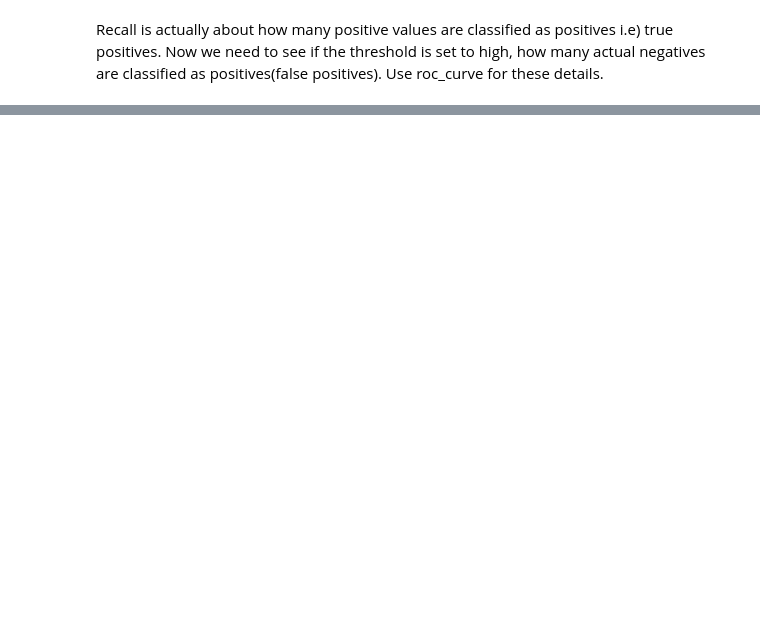
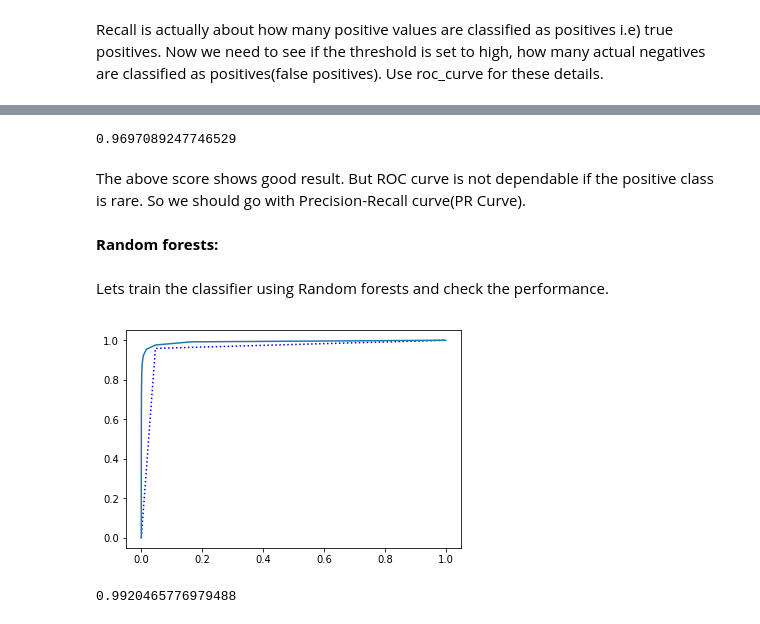
Before and after one commit to venkat2ram/Python, a Jupyter notebook: Chapter3_Mnist.ipynb, the cells around one changed output, grey strips where cells are left out. Cells and saved outputs as stored; diff of their text form; code cells hidden in the pictures; blank space fills up the shorter version.

```diff
--- a/Chapter3_Mnist.ipynb
+++ b/Chapter3_Mnist.ipynb
@@ -183,0 +186,29 @@ Start from page 92 in the book.
+# %%
+from sklearn.metrics import roc_auc_score
+roc_auc_score(y_train_5,y_scores)
+# %% [output]
+0.9697089247746529
+# %% [markdown]
+The above score shows good result. But ROC curve is not dependable if the positive class is rare. So we should go with Precision-Recall curve(PR Curve).
+# %% [markdown]
+**Random forests:**
+# %% [markdown]
+Lets train the classifier using Random forests and check the performance.
+# %%
+from sklearn.ensemble import RandomForestClassifier
+from sklearn.model_selection import cross_val_predict
+forest_clf=RandomForestClassifier(random_state=42)
+y_proba_forest=cross_val_predict(forest_clf,X_train,y_train_5,method='predict_proba')
+# %%
+y_scores_forest=y_proba_forest[:,1]
+fpr_forest,tpr_forest,threshold_forest=roc_curve(y_train_5,y_scores_forest)
+
+plt.plot(fpr,tpr,'b:')
+plt.plot(fpr_forest,tpr_forest)
+plt.show()
+# %% [output]
+[figure, added]
+# %%
+roc_auc_score(y_train_5,y_scores_forest)
+# %% [output]
+0.9920465776979488
```
Also changed, not shown: parts of 16 cells of this notebook.
